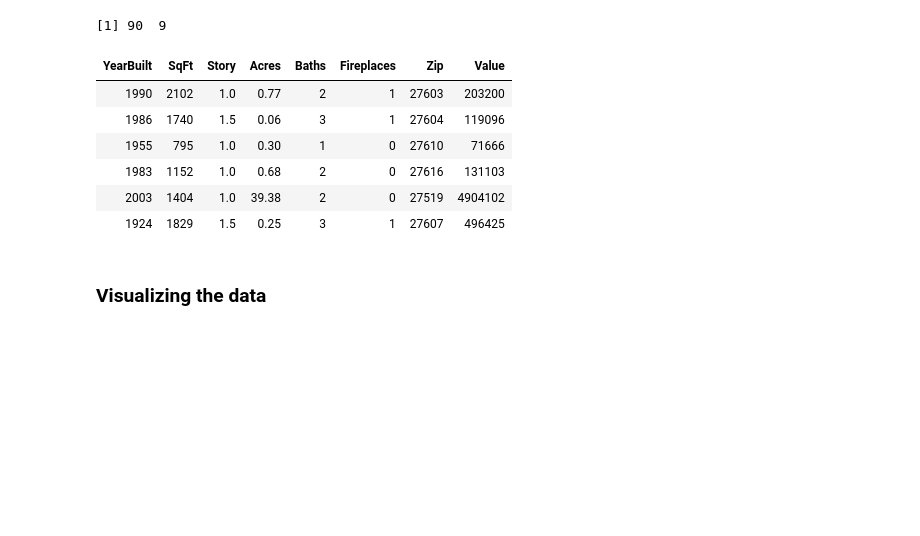
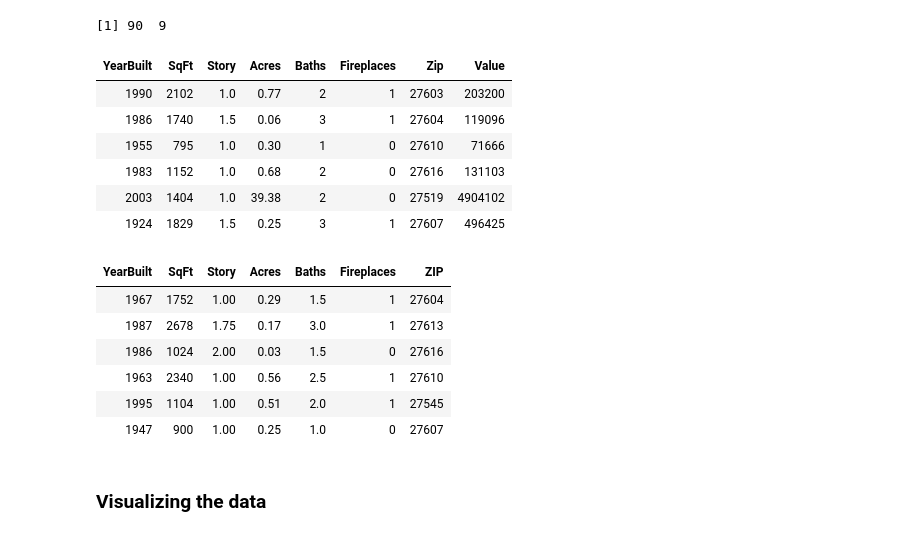
Before and after one commit to Mamie/STATS202F16Kaggle, a Jupyter notebook: notes/notes_exploratoryDataAnalysis_20161105.ipynb, the cells around one changed output. Drawn from its saved outputs; the diff is of its cells as text; code cells hidden in the pictures; blank space fills up the shorter version.

```diff
--- a/notes/notes_exploratoryDataAnalysis_20161105.ipynb
+++ b/notes/notes_exploratoryDataAnalysis_20161105.ipynb
@@ -62,18 +52,28 @@ dim(data)
 # %%
 # impute the NA value in the bath by its average
 data$Baths[is.na(data$Baths)] = round(mean(data$Baths,
                                              na.rm=T),0)
 data = data[,-1]
 data$Zip = as.factor(data$Zip)
 head(data)
+testInput = testInput[,-1]
+testInput$ZIP = as.factor(testInput$ZIP)
+head(testInput)
 # %% [output]
 | YearBuilt | SqFt | Story | Acres | Baths | Fireplaces | Zip | Value |
 | 1990 | 2102 | 1.0 | 0.77 | 2 | 1 | 27603 | 203200 |
 | 1986 | 1740 | 1.5 | 0.06 | 3 | 1 | 27604 | 119096 |
 | 1955 | 795 | 1.0 | 0.30 | 1 | 0 | 27610 | 71666 |
 | 1983 | 1152 | 1.0 | 0.68 | 2 | 0 | 27616 | 131103 |
 | 2003 | 1404 | 1.0 | 39.38 | 2 | 0 | 27519 | 4904102 |
 | 1924 | 1829 | 1.5 | 0.25 | 3 | 1 | 27607 | 496425 |
+| YearBuilt | SqFt | Story | Acres | Baths | Fireplaces | ZIP |
+| 1967 | 1752 | 1.00 | 0.29 | 1.5 | 1 | 27604 |
+| 1987 | 2678 | 1.75 | 0.17 | 3.0 | 1 | 27613 |
+| 1986 | 1024 | 2.00 | 0.03 | 1.5 | 0 | 27616 |
+| 1963 | 2340 | 1.00 | 0.56 | 2.5 | 1 | 27610 |
+| 1995 | 1104 | 1.00 | 0.51 | 2.0 | 1 | 27545 |
+| 1947 | 900 | 1.00 | 0.25 | 1.0 | 0 | 27607 |
 # %% [markdown]
 ### Visualizing the data
 # %%
```
Also changed, not shown: parts of 5 cells of this notebook.
